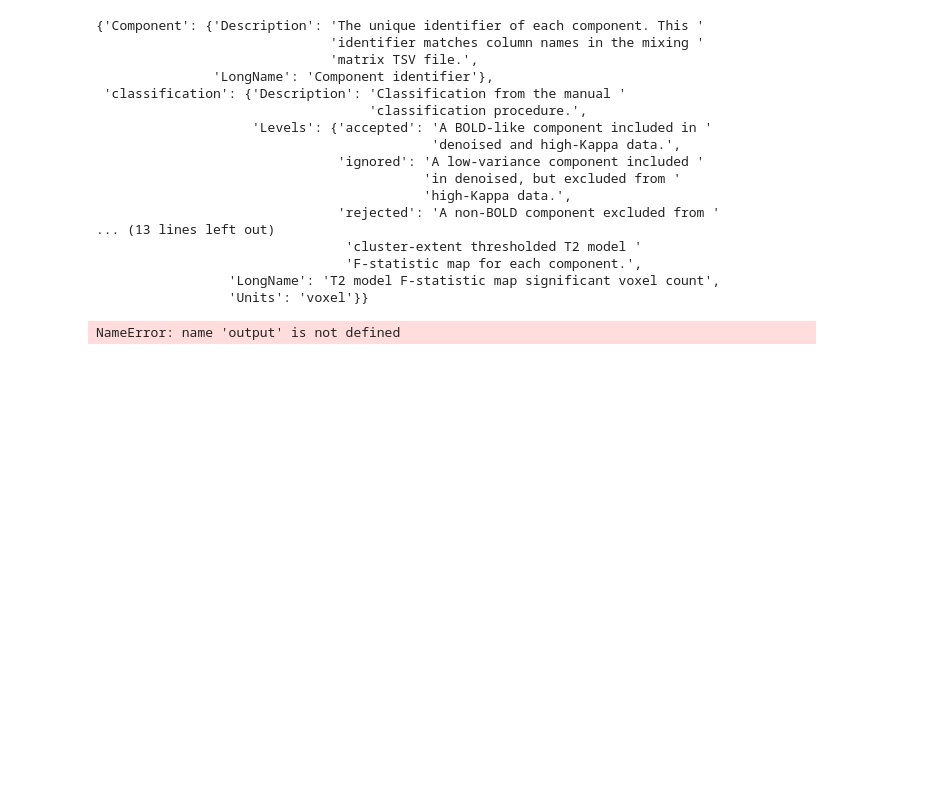
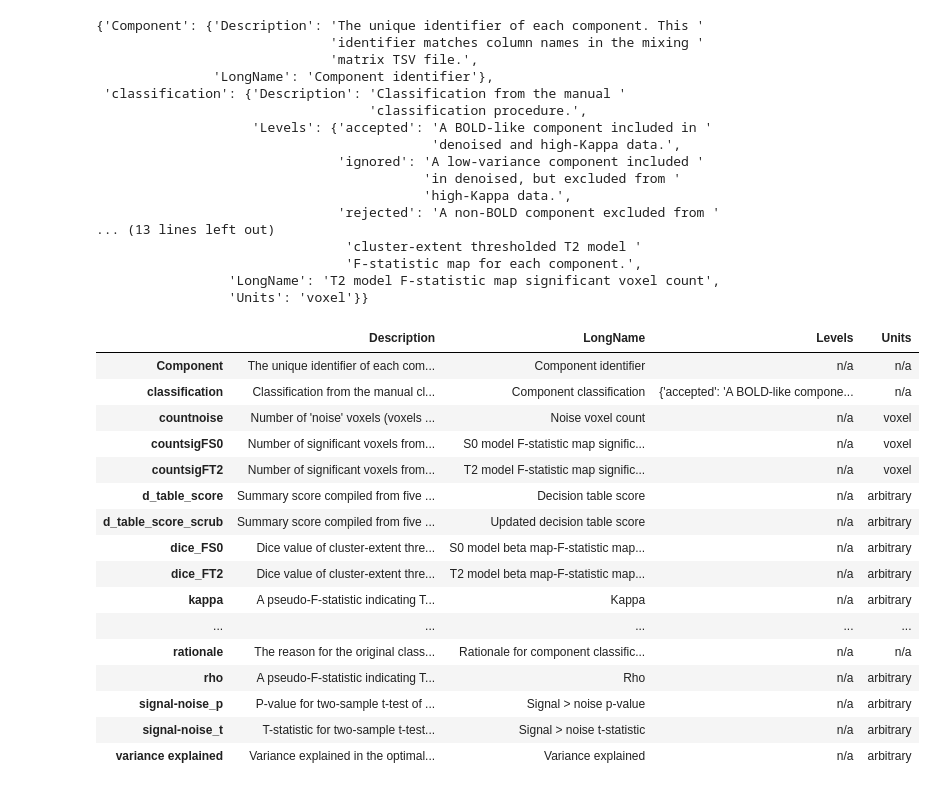
Before and after one commit to ME-ICA/multi-echo-data-analysis, a Jupyter notebook: _sources/content/03_Denoising_with_tedana.ipynb, the cells around one changed output. Drawn from its saved outputs; the diff is of its cells as text; code cells hidden in the pictures; blank space fills up the shorter version.

```diff
--- a/_sources/content/03_Denoising_with_tedana.ipynb
+++ b/_sources/content/03_Denoising_with_tedana.ipynb
@@ -148,13 +148,27 @@ pprint(reduced_data)
                  'LongName': 'T2 model F-statistic map significant voxel count',
                  'Units': 'voxel'}}
 # %%
-tags: [output-scroll]
-
 df = pd.DataFrame.from_dict(data, orient="index")
 df = df.fillna("n/a")
 display(HTML(df.to_html()))
 # %% [output]
-NameError: name 'output' is not defined
+|  | Description | LongName | Levels | Units |
+| Component | The unique identifier of each com... | Component identifier | n/a | n/a |
+| classification | Classification from the manual cl... | Component classification | {'accepted': 'A BOLD-like compone... | n/a |
+| countnoise | Number of 'noise' voxels (voxels ... | Noise voxel count | n/a | voxel |
+| countsigFS0 | Number of significant voxels from... | S0 model F-statistic map signific... | n/a | voxel |
+| countsigFT2 | Number of significant voxels from... | T2 model F-statistic map signific... | n/a | voxel |
+| d_table_score | Summary score compiled from five ... | Decision table score | n/a | arbitrary |
+| d_table_score_scrub | Summary score compiled from five ... | Updated decision table score | n/a | arbitrary |
+| dice_FS0 | Dice value of cluster-extent thre... | S0 model beta map-F-statistic map... | n/a | arbitrary |
+| dice_FT2 | Dice value of cluster-extent thre... | T2 model beta map-F-statistic map... | n/a | arbitrary |
+| kappa | A pseudo-F-statistic indicating T... | Kappa | n/a | arbitrary |
+| ... | ... | ... | ... | ... |
+| rationale | The reason for the original class... | Rationale for component classific... | n/a | n/a |
+| rho | A pseudo-F-statistic indicating T... | Rho | n/a | arbitrary |
+| signal-noise_p | P-value for two-sample t-test of ... | Signal > noise p-value | n/a | arbitrary |
+| signal-noise_t | T-statistic for two-sample t-test... | Signal > noise t-statistic | n/a | arbitrary |
+| variance explained | Variance explained in the optimal... | Variance explained | n/a | arbitrary |
 # %%
 report = os.path.join(out_dir, "tedana_report.html")
 with open(report, "r") as fo:
```
Also changed, not shown: parts of 3 cells of this notebook, 35 other files.
